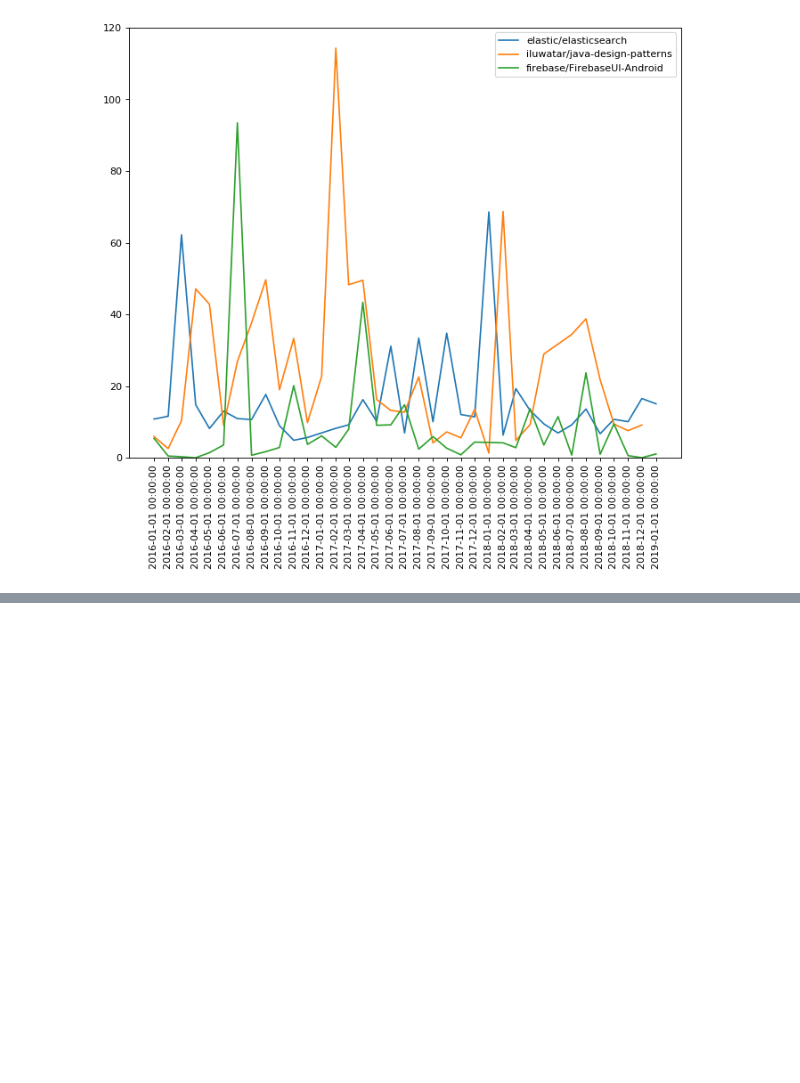
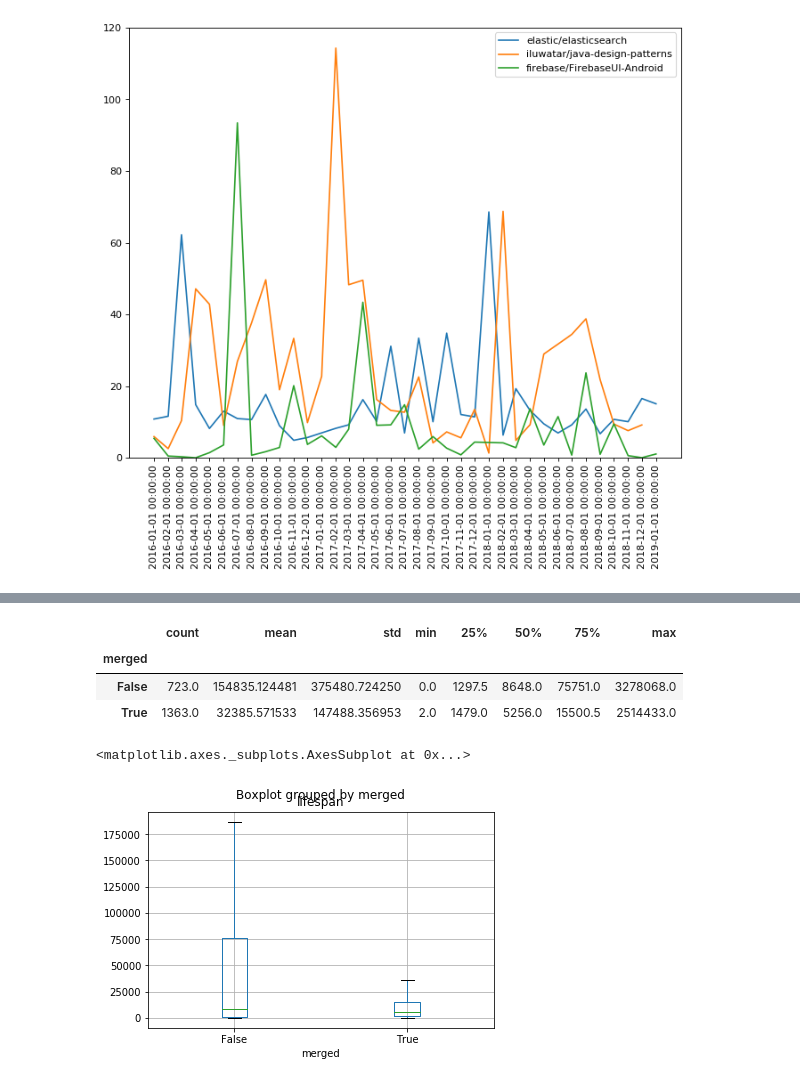
Before and after one commit to castor-software/oss-graph-metrics, a Jupyter notebook: data_analysis/notebook/pr_lifespan.ipynb, the cells around one changed output, grey strips where cells are left out. Cells and saved outputs as stored; diff of their text form; code cells hidden in the pictures; blank space fills up the shorter version.

```diff
--- a/data_analysis/notebook/pr_lifespan.ipynb
+++ b/data_analysis/notebook/pr_lifespan.ipynb
@@ -44,0 +72,12 @@ plot_pr_lifespan('elastic/elasticsearch', 'iluwatar/java-design-patterns', 'fire
+# %%
+pr_jenkins.groupby(["merged"]).describe()['lifespan']
+# %% [output]
+|  | count | mean | std | min | 25% | 50% | 75% | max |
+| merged |  |  |  |  |  |  |  |  |
+| False | 723.0 | 154835.124481 | 375480.724250 | 0.0 | 1297.5 | 8648.0 | 75751.0 | 3278068.0 |
+| True | 1363.0 | 32385.571533 | 147488.356953 | 2.0 | 1479.0 | 5256.0 | 15500.5 | 2514433.0 |
+# %%
+pr_jenkins.boxplot(column='lifespan', by='merged', showfliers=False)
+# %% [output]
+<matplotlib.axes._subplots.AxesSubplot at 0x...>
+[figure, added]
```
Also changed, not shown: parts of 8 cells of this notebook, 10 other files.
